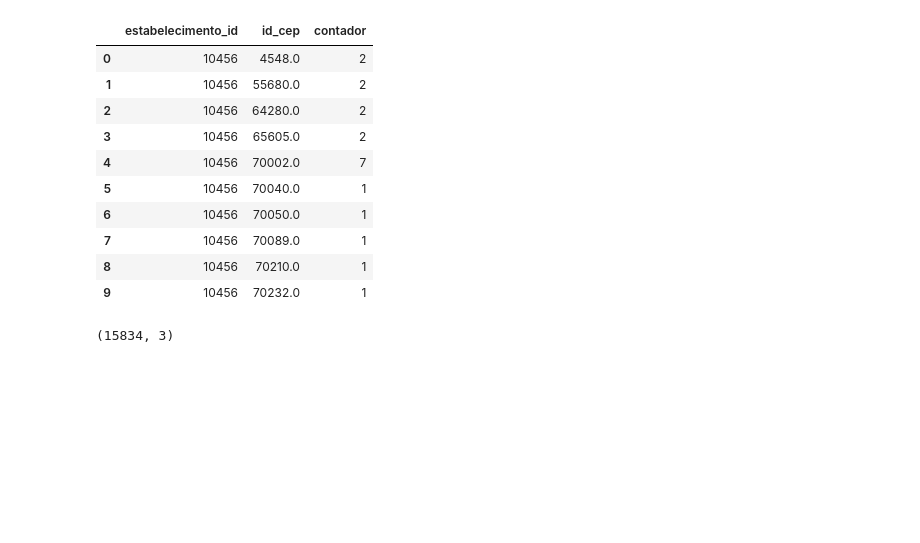
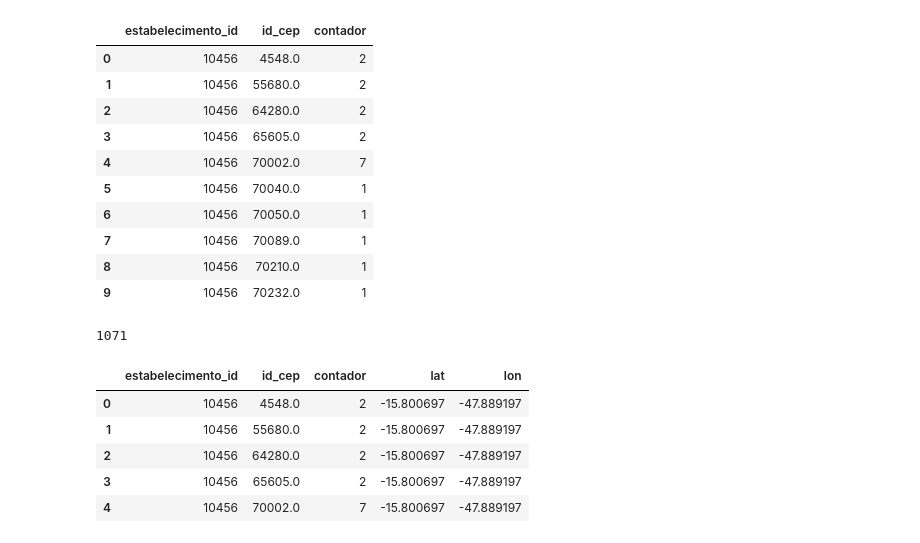
Before and after one commit to raquelcreis/vacina_covid_bsb, a Jupyter notebook: notebook.ipynb, the cells around one changed output. Cells and saved outputs as stored; diff of their text form; code cells hidden in the pictures; blank space fills up the shorter version.

Commit message:
lat e lon dos estabelecimentos

```diff
--- a/notebook.ipynb
+++ b/notebook.ipynb
@@ -454,8 +454,20 @@ dfMerged_group.head(10)
 | 7 | 10456 | 70089.0 | 1 |
 | 8 | 10456 | 70210.0 | 1 |
 | 9 | 10456 | 70232.0 | 1 |
+# %%
+# Valor máximo do contador
+dfMerged_group.contador.max()
+# %% [output]
+1071
 # %%
-# Puxar lat e long dos estabelecimentos
-dfMerged_group.shape
+#Puxar lat e long dos estabelecimentos
+df_postos_df.rename(columns={"id":"estabelecimento_id"},inplace=True)
+dfMerged_group = pd.merge(dfMerged_group,df_postos_df[['lat','lon','estabelecimento_id']],on='estabelecimento_id')
+dfMerged_group.head()
 # %% [output]
-(15834, 3)
+|  | estabelecimento_id | id_cep | contador | lat | lon |
+| 0 | 10456 | 4548.0 | 2 | -15.800697 | -47.889197 |
+| 1 | 10456 | 55680.0 | 2 | -15.800697 | -47.889197 |
+| 2 | 10456 | 64280.0 | 2 | -15.800697 | -47.889197 |
+| 3 | 10456 | 65605.0 | 2 | -15.800697 | -47.889197 |
+| 4 | 10456 | 70002.0 | 7 | -15.800697 | -47.889197 |
```
Also changed, not shown: parts of 1 cell of this notebook.
